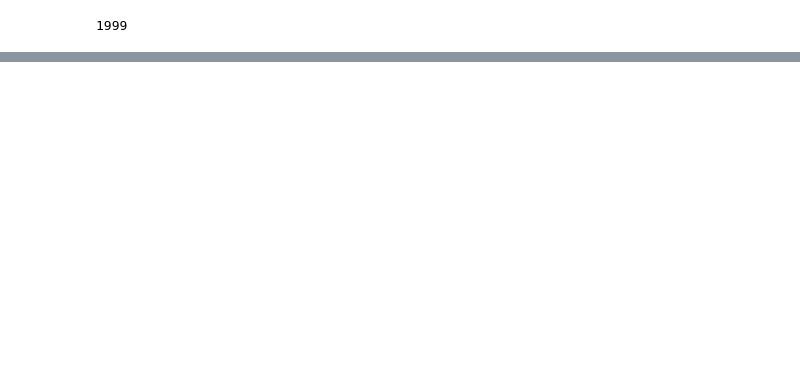
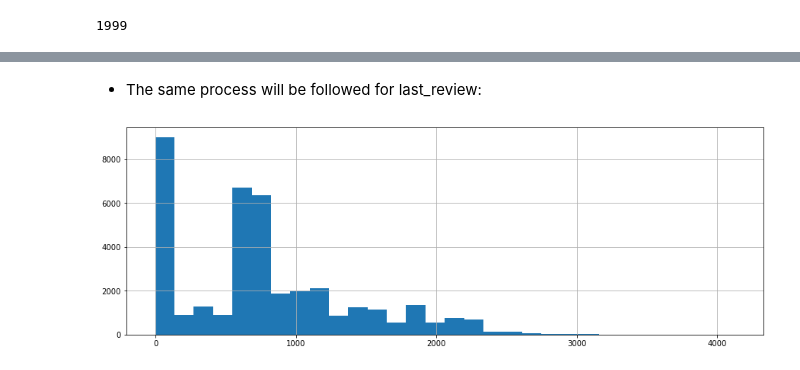
Before and after one commit to bme3412/Python, a Jupyter notebook: Projects/Airbnb/AirBnb Paris.ipynb, the cells around one changed output, grey strips where cells are left out. Saved outputs shown, nothing was run; the diff lists cells and outputs as text; code cells hidden in the pictures; blank space fills up the shorter version.

```diff
--- a/Projects/Airbnb/AirBnb Paris.ipynb
+++ b/Projects/Airbnb/AirBnb Paris.ipynb
@@ -235,0 +456,4 @@ Name: host_response_rate, dtype: int64
+# %%
+df.price = df.price.str[1:-3]
+df.price = df.price.str.replace(",", "")
+df.price = df.price.astype('int64')
@@ -235,0 +463,2 @@ Name: host_response_rate, dtype: int64
+# %%
+df.drop(['availability_30', 'availability_60', 'availability_365'], axis=1, inplace=True)
@@ -235,0 +471,5 @@ Name: host_response_rate, dtype: int64
+# %%
+df.first_review = pd.to_datetime(df.first_review) # Converting to datetime
+
+# Calculating the number of days between the first review and the date the data was scraped
+df['time_since_first_review'] = (datetime(2021, 9, 9) - df.first_review).astype('timedelta64[D]')
@@ -235,0 +500,13 @@ Name: host_response_rate, dtype: int64
+# %% [markdown]
++ The same process will be followed for last_review:
+# %%
+df.last_review = pd.to_datetime(df.last_review) # Converting to datetime
+
+# Calculating the number of days between the most recent review and the date the data was scraped
+df['time_since_last_review'] = (datetime(2021, 9, 9) - df.last_review).astype('timedelta64[D]')
+# %%
+
+# Distribution of the number of days since last review
+df.time_since_last_review.hist(figsize=(15,5), bins=30);
+# %% [output]
+[figure, added]
```
Also changed, not shown: parts of 70 cells of this notebook.
